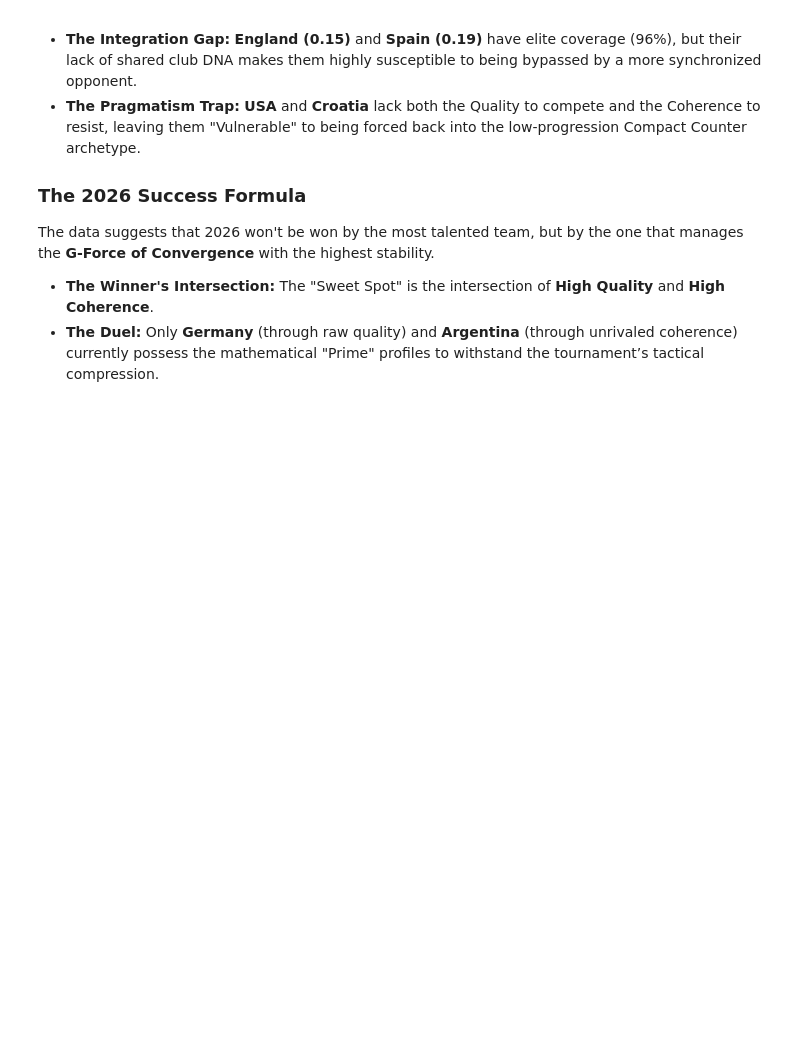
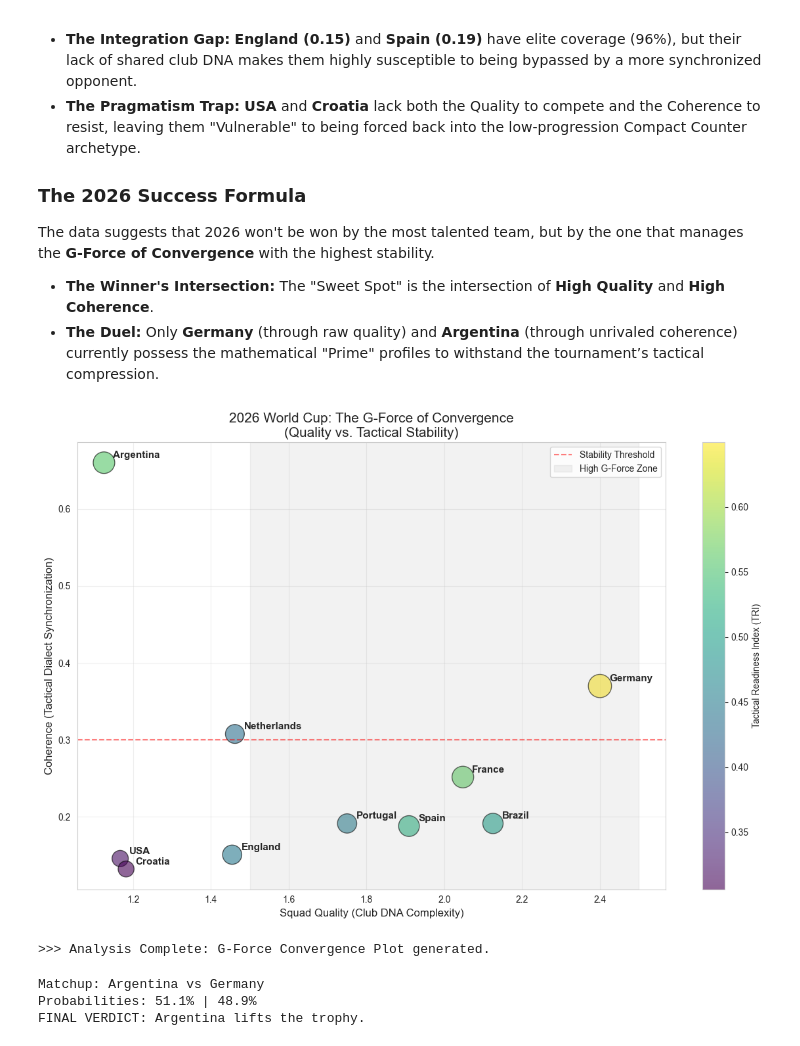
Before and after one commit to soh364/soccer-analytics-capstone-XOh, a Jupyter notebook: eda/EDA_Soomi.ipynb, the cells around one changed output. Cells and saved outputs as stored; diff of their text form; code cells hidden in the pictures; blank space fills up the shorter version.

```diff
--- a/eda/EDA_Soomi.ipynb
+++ b/eda/EDA_Soomi.ipynb
@@ -648,3 +645,17 @@ The data suggests that 2026 won't be won by the most talented team, but by the o
 
 * **The Winner's Intersection:** The "Sweet Spot" is the intersection of **High Quality** and **High Coherence**.
 * **The Duel:** Only **Germany** (through raw quality) and **Argentina** (through unrivaled coherence) currently possess the mathematical "Prime" profiles to withstand the tournament’s tactical compression.
+# %%
+run_tournament_analysis(tri_results)
+# %% [output]
+[figure, added]
+>>> Analysis Complete: G-Force Convergence Plot generated.
+# %%
+result = simulate_knockout("Argentina", "Germany", tri_results)
+print(f"Matchup: {result['Matchup']}")
+print(f"Probabilities: {result['Argentina_Win_Prob']} | {result['Germany_Win_Prob']}")
+print(f"FINAL VERDICT: {result['Predicted_Winner']} lifts the trophy.")
+# %% [output]
+Matchup: Argentina vs Germany
+Probabilities: 51.1% | 48.9%
+FINAL VERDICT: Argentina lifts the trophy.
```
Also changed, not shown: parts of 5 cells of this notebook, 1 other file.
